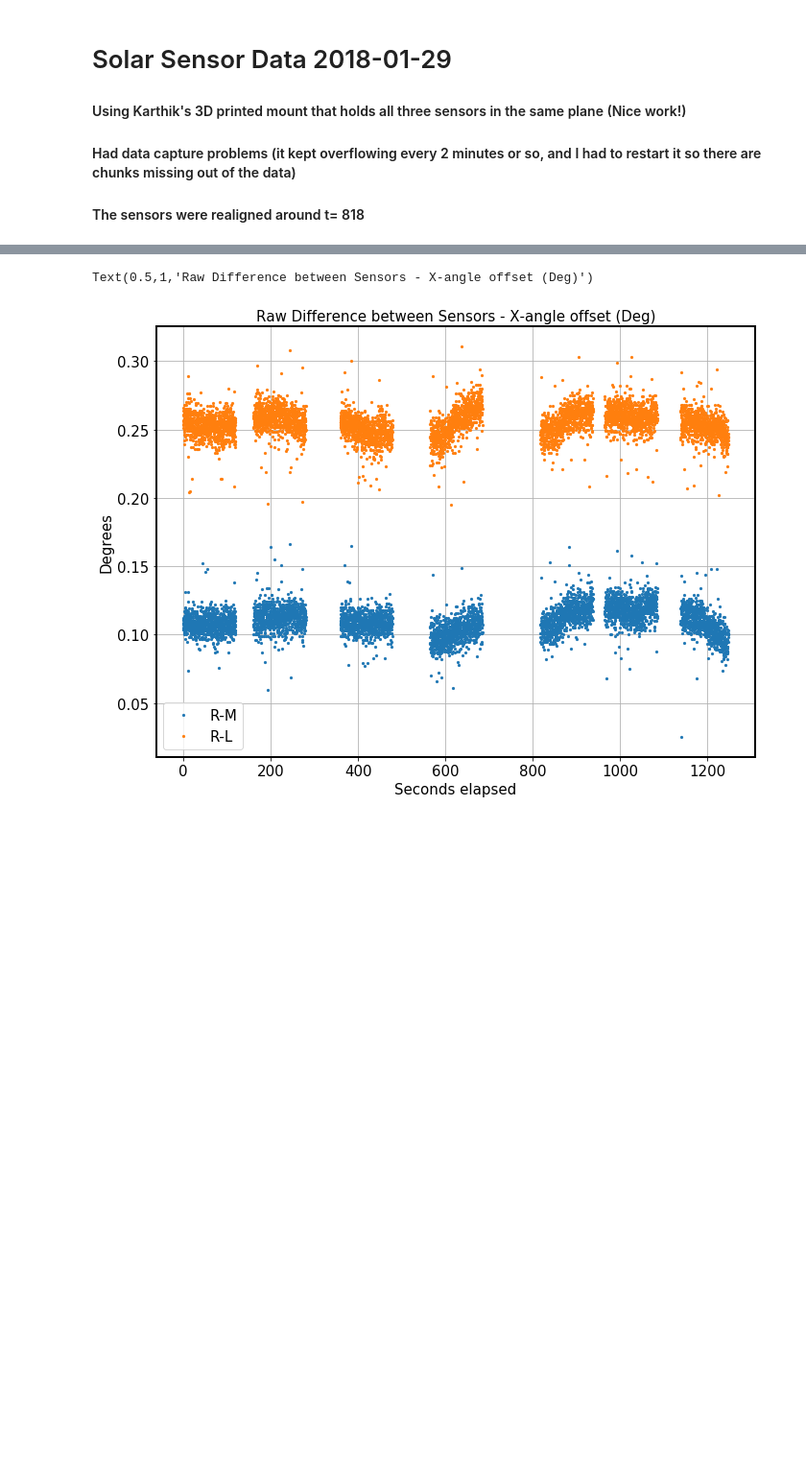
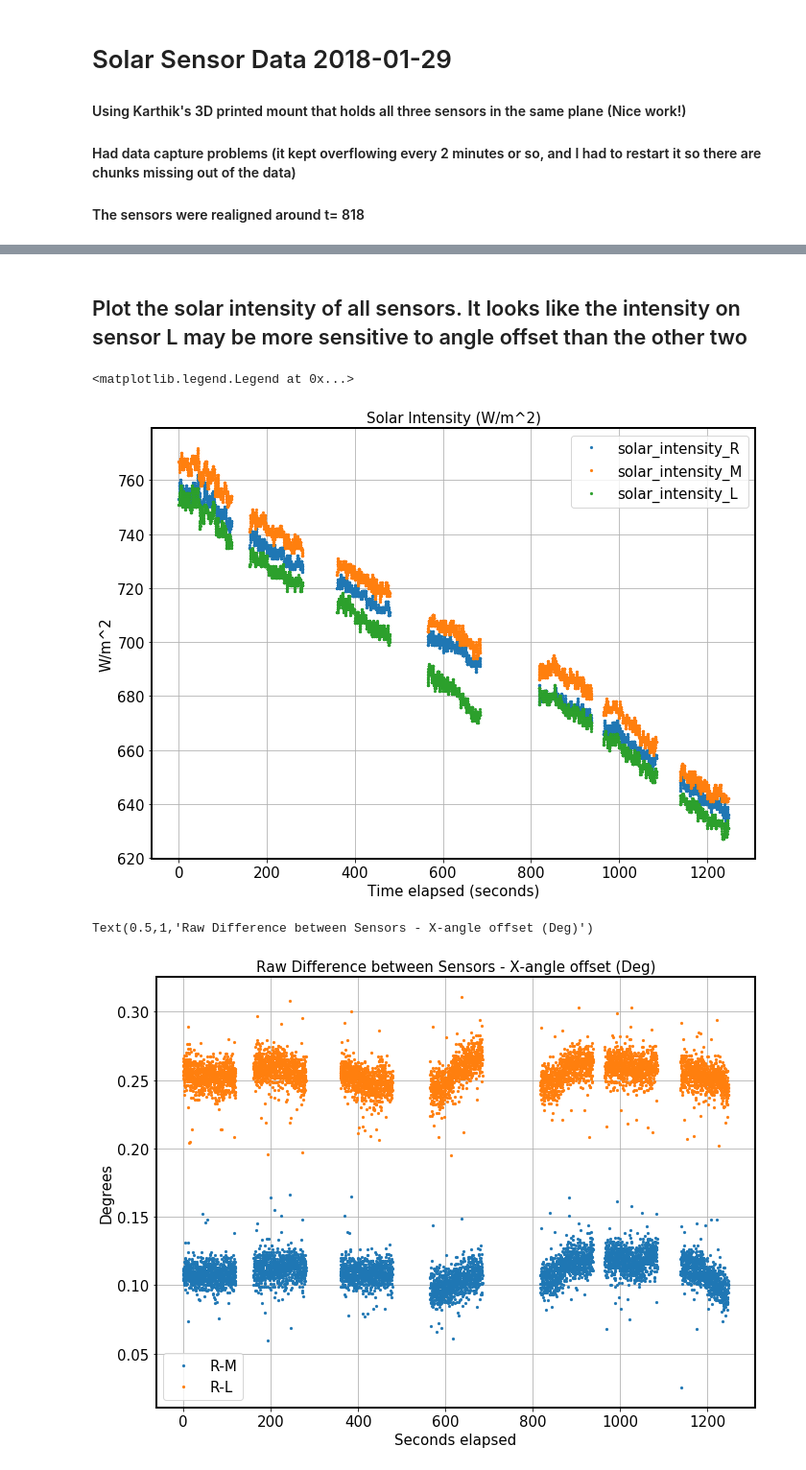
Before and after one commit to bpoche/GLO, a Jupyter notebook: tracking/sun_sensors/20180129_Solar_sensor_3d_mount_test.ipynb, the cells around one changed output, grey strips where cells are left out. Shown at 96% size. Saved outputs shown, nothing was run; the diff lists cells and outputs as text; code cells hidden in the pictures; blank space fills up the shorter version.

```diff
--- a/tracking/sun_sensors/20180129_Solar_sensor_3d_mount_test.ipynb
+++ b/tracking/sun_sensors/20180129_Solar_sensor_3d_mount_test.ipynb
@@ -52,3 +67,16 @@ plt.plot(data.seconds,data.angle_x_raw_L,'o')
+# %% [markdown]
+## Plot the solar intensity of all sensors.  It looks like the intensity on sensor L may be more sensitive to angle offset than the other two
+# %%
+plt.plot(data.seconds,data.radiation_R,'o',label='solar_intensity_R')
+plt.plot(data.seconds,data.radiation_M,'o',label='solar_intensity_M')
+plt.plot(data.seconds,data.radiation_L,'o',label='solar_intensity_L')
+plt.xlabel('Time elapsed (seconds)')
+plt.ylabel('W/m^2')
+plt.title('Solar Intensity (W/m^2)')
+plt.legend()
+# %% [output]
+<matplotlib.legend.Legend at 0x...>
+[figure, added]
 # %%
 plt.plot(data.seconds,data.angle_x_raw_R-data.angle_x_raw_M,'o',label='R-M')
 plt.plot(data.seconds,data.angle_x_raw_R-data.angle_x_raw_L,'o',label='R-L')
```
Also changed, not shown: parts of 2 cells of this notebook.
